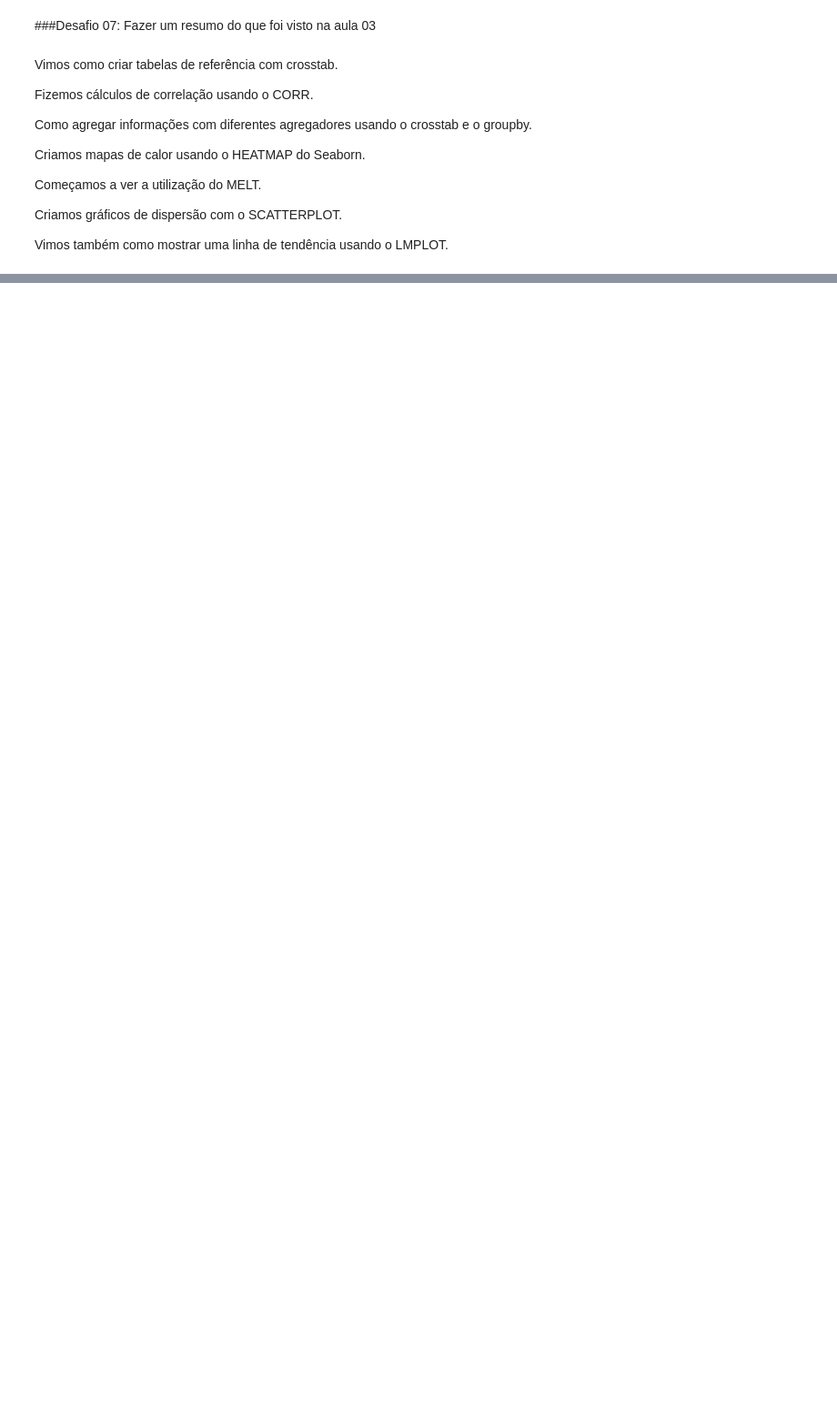
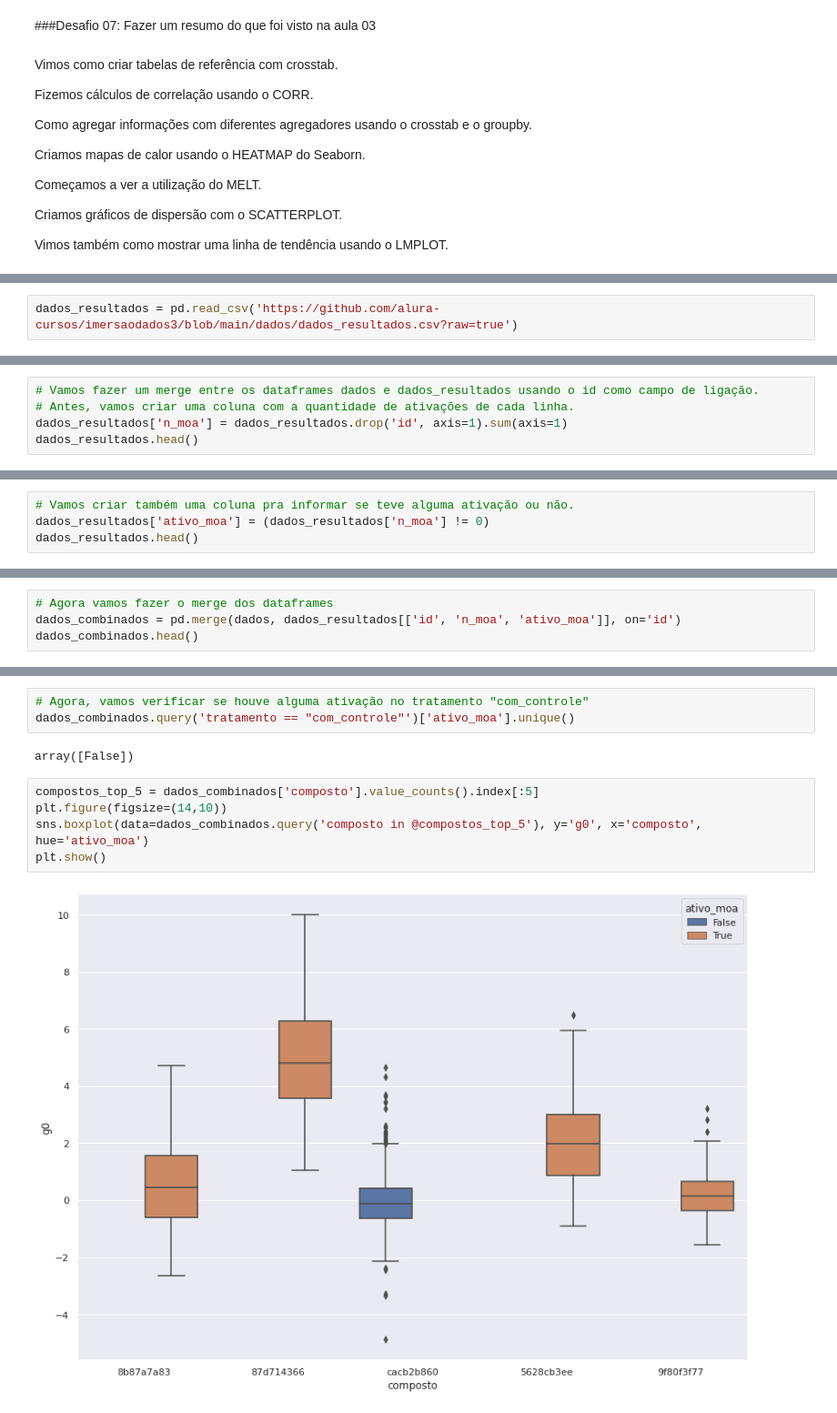
Before and after one commit to collinsdaniel/imersao_dados_3_alura, a Jupyter notebook: ImersaoDados.ipynb, the cells around one changed output, grey strips where cells are left out. Shown at 91% size. Drawn from its saved outputs; the diff is of its cells as text; blank space fills up the shorter version.

Commit message:
resultado da aula 04

```diff
--- a/ImersaoDados.ipynb
+++ b/ImersaoDados.ipynb
@@ -1034,0 +1039,2 @@ Vimos também como mostrar uma linha de tendência usando o LMPLOT.
+# %%
+dados_resultados = pd.read_csv('https://github.com/alura-cursos/imersaodados3/blob/main/dados/dados_resultados.csv?raw=true')
@@ -1034,0 +1111,5 @@ Vimos também como mostrar uma linha de tendência usando o LMPLOT.
+# %%
+# Vamos fazer um merge entre os dataframes dados e dados_resultados usando o id como campo de ligação.
+# Antes, vamos criar uma coluna com a quantidade de ativações de cada linha.
+dados_resultados['n_moa'] = dados_resultados.drop('id', axis=1).sum(axis=1)
+dados_resultados.head()
@@ -1034,0 +1124,4 @@ Vimos também como mostrar uma linha de tendência usando o LMPLOT.
+# %%
+# Vamos criar também uma coluna pra informar se teve alguma ativação ou não.
+dados_resultados['ativo_moa'] = (dados_resultados['n_moa'] != 0)
+dados_resultados.head()
@@ -1034,0 +1136,4 @@ Vimos também como mostrar uma linha de tendência usando o LMPLOT.
+# %%
+# Agora vamos fazer o merge dos dataframes
+dados_combinados = pd.merge(dados, dados_resultados[['id', 'n_moa', 'ativo_moa']], on='id')
+dados_combinados.head()
@@ -1034,0 +1156,12 @@ Vimos também como mostrar uma linha de tendência usando o LMPLOT.
+# %%
+# Agora, vamos verificar se houve alguma ativação no tratamento "com_controle"
+dados_combinados.query('tratamento == "com_controle"')['ativo_moa'].unique()
+# %% [output]
+array([False])
+# %%
+compostos_top_5 = dados_combinados['composto'].value_counts().index[:5]
+plt.figure(figsize=(14,10))
+sns.boxplot(data=dados_combinados.query('composto in @compostos_top_5'), y='g0', x='composto', hue='ativo_moa')
+plt.show()
+# %% [output]
+[figure, added]
```
Also changed, not shown: parts of 36 cells of this notebook.
